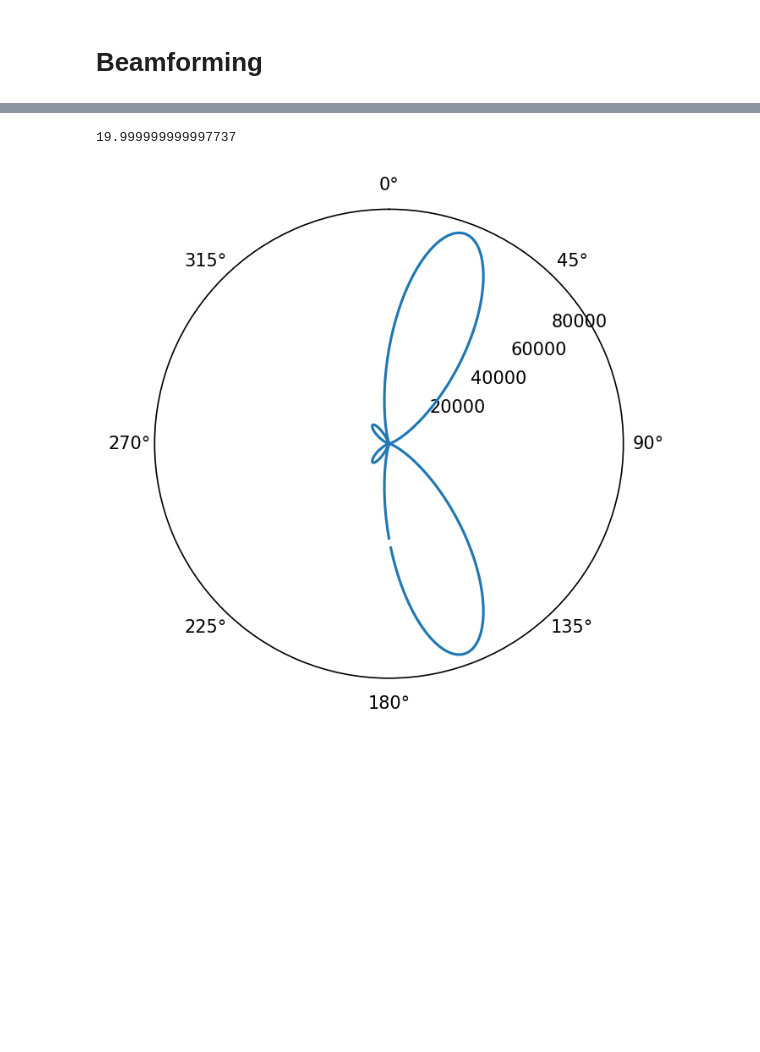
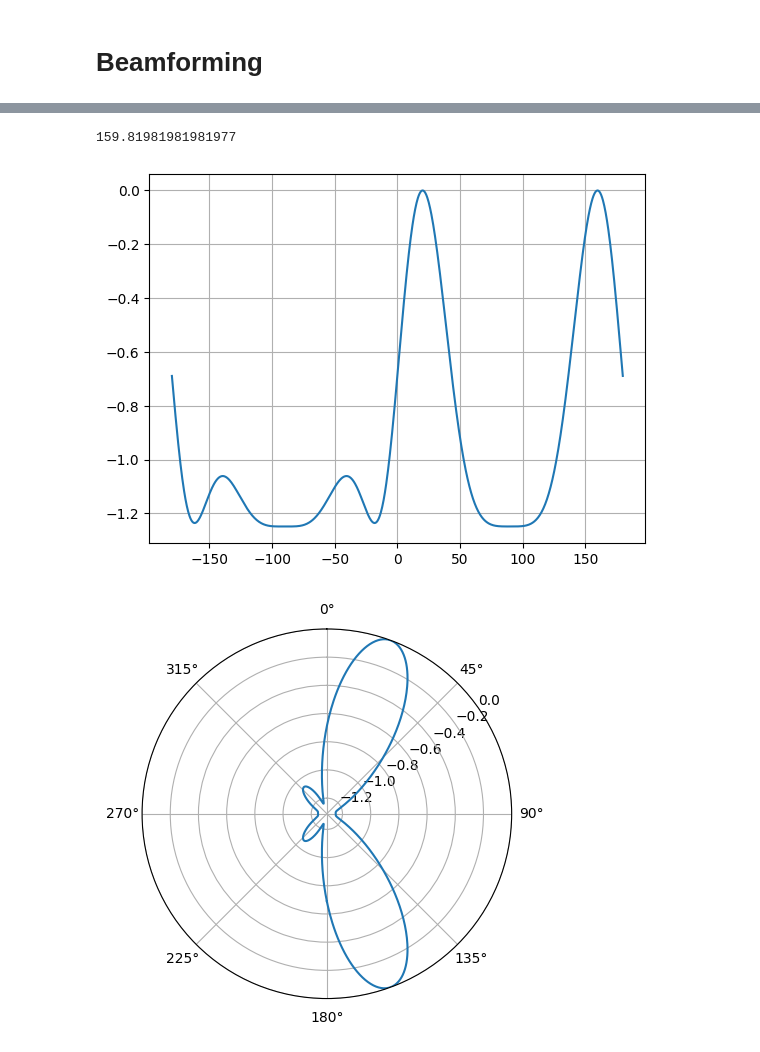
Before and after one commit to rfdspeng/digital-communication-simulator, a Jupyter notebook: notebooks/beamforming_testbench.ipynb, the cells around one changed output, grey strips where cells are left out. Cells and saved outputs as stored; diff of their text form; code cells hidden in the pictures; blank space fills up the shorter version.

Commit message:
Update beamforming.ula_doa()

```diff
--- a/notebooks/beamforming_testbench.ipynb
+++ b/notebooks/beamforming_testbench.ipynb
@@ -82,14 +83,40 @@ ax.legend()
-# %%
-thetas, powers = beamforming.ula_doa(x, Nr, theta)
-print(thetas[np.argmax(powers)]*180/np.pi)
-
-fig, ax = plt.subplots(dpi=150, subplot_kw={"projection": "polar"})
-# ax.plot(thetas*180/np.pi, powers)
-ax.plot(thetas, powers)
-ax.set_theta_zero_location('N') # make 0 degrees point up
-ax.set_theta_direction(-1) # increase clockwise
-ax.set_rlabel_position(55)  # Move grid labels away from other labels
-ax.grid()
-# %% [output]
-19.999999999997737
-[figure, removed]
+# %%
+Nr = 3
+theta = 20*np.pi/180
+rms = 3
+N = 10000
+# N = 100000
+
+
+
+
+ula = beamforming.ULA(Nr, theta)
+ula_bf = beamforming.ULABeamform(Nr, theta)
+
+
+ftone = 0.02e6
+fs = 1e6
+x = np.exp(1j*2*np.pi*ftone/fs*np.arange(N, dtype="float"))
+
+# power = 10*np.log10(0.25**2/50/1e-3)
+power = 10*np.log10(rms**2/50/1e-3)
+awgn = rf_analog.AWGN(power, fs, fs)
+
+thetas, powers = beamforming.ula_doa(x, ula, ula_bf, awgn)
+
+print(thetas[np.argmax(powers)]*180/np.pi)
+
+fig, ax = plt.subplots(dpi=100)
+ax.plot(thetas*180/np.pi, powers)
+ax.grid()
+
+fig, ax = plt.subplots(dpi=100, subplot_kw={'projection': 'polar'})
+ax.plot(thetas, powers) # MAKE SURE TO USE RADIAN FOR POLAR
+ax.set_theta_zero_location('N') # make 0 degrees point up
+ax.set_theta_direction(-1) # increase clockwise
+ax.set_rlabel_position(55)  # Move grid labels away from other labels
+# plt.show()
+# %% [output]
+159.81981981981977
+[figure, added]
+[figure, added]
```
Also changed, not shown: parts of 5 cells of this notebook, 1 other file.
